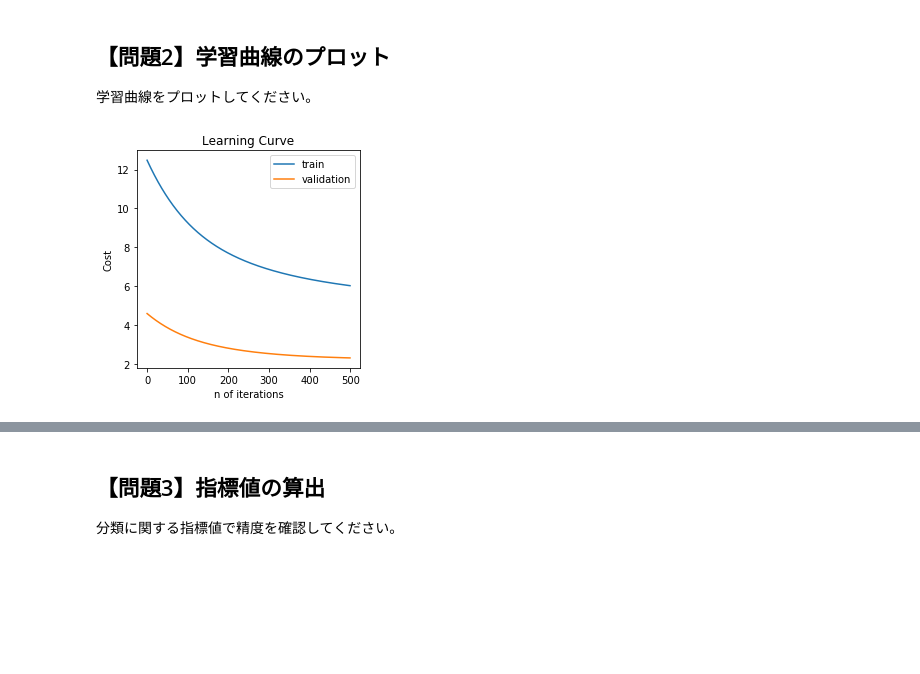
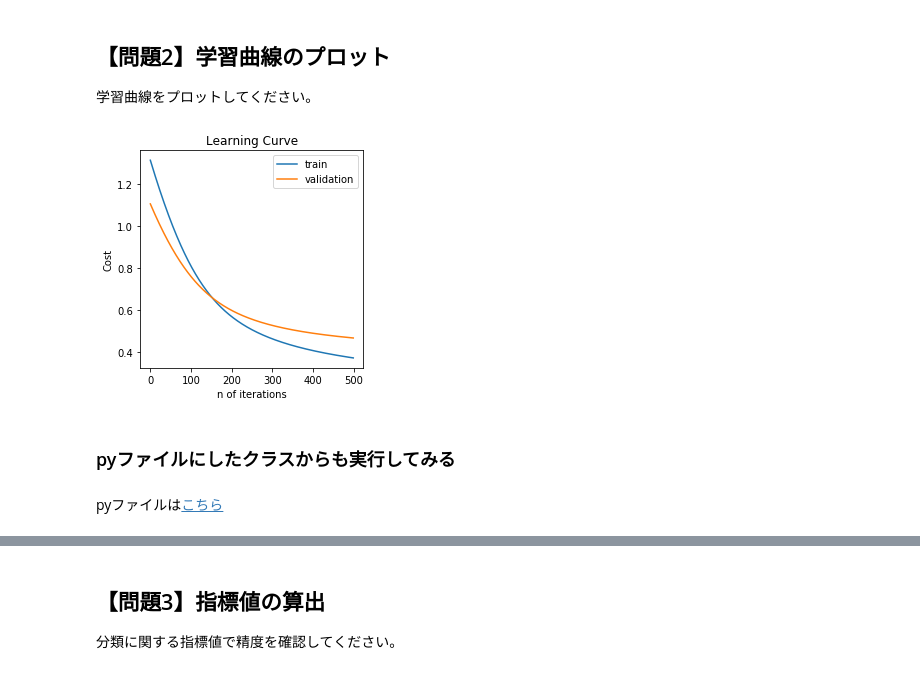
Before and after one commit to ohmorimori/diveintocode-ml, a Jupyter notebook: diveintocode-term1/sprint/sprint4/sprint4-ml-scratch-logistic-regression.ipynb, the cells around one changed output, grey strips where cells are left out. Saved outputs shown, nothing was run; the diff lists cells and outputs as text; code cells hidden in the pictures; blank space fills up the shorter version.

```diff
--- a/diveintocode-term1/sprint/sprint4/sprint4-ml-scratch-logistic-regression.ipynb
+++ b/diveintocode-term1/sprint/sprint4/sprint4-ml-scratch-logistic-regression.ipynb
@@ -485,7 +500,7 @@ X_train_z = scaler.transform(X_train)
 X_test_z = scaler.transform(X_test)
 # %%
 #スクラッチした線形回帰クラスのインスタンスを生成
-reg = ScratchLogisticRegression(num_iter=500, lr=0.01, lmbd = 1,  bias=1)
+reg = ScratchLogisticRegression(num_iter=500, lr=0.01, lmbd = 0.01,  no_bias=False)
 # %%
 #fit with train data
 reg.fit(X_train_z, y_train, X_test_z, y_test)
@@ -512,6 +528,10 @@ array([[ True, False,  True,  True,  True,  True,  True,  True,  True,
 ## 【問題2】学習曲線のプロット
 学習曲線をプロットしてください。
 # %%
-reg.return_process();
+reg.plot_learning_curve()
 # %% [output]
-[figure, old version]
+[figure, new version]
+# %% [markdown]
+### pyファイルにしたクラスからも実行してみる
+# %% [markdown]
+pyファイルは[こちら](https://github.com/ohmorimori/diveintocode-ml/blob/master/diveintocode-term1/ml-scratch/model/scratch_logistic_reg.py)
```
Also changed, not shown: parts of 24 cells of this notebook.
